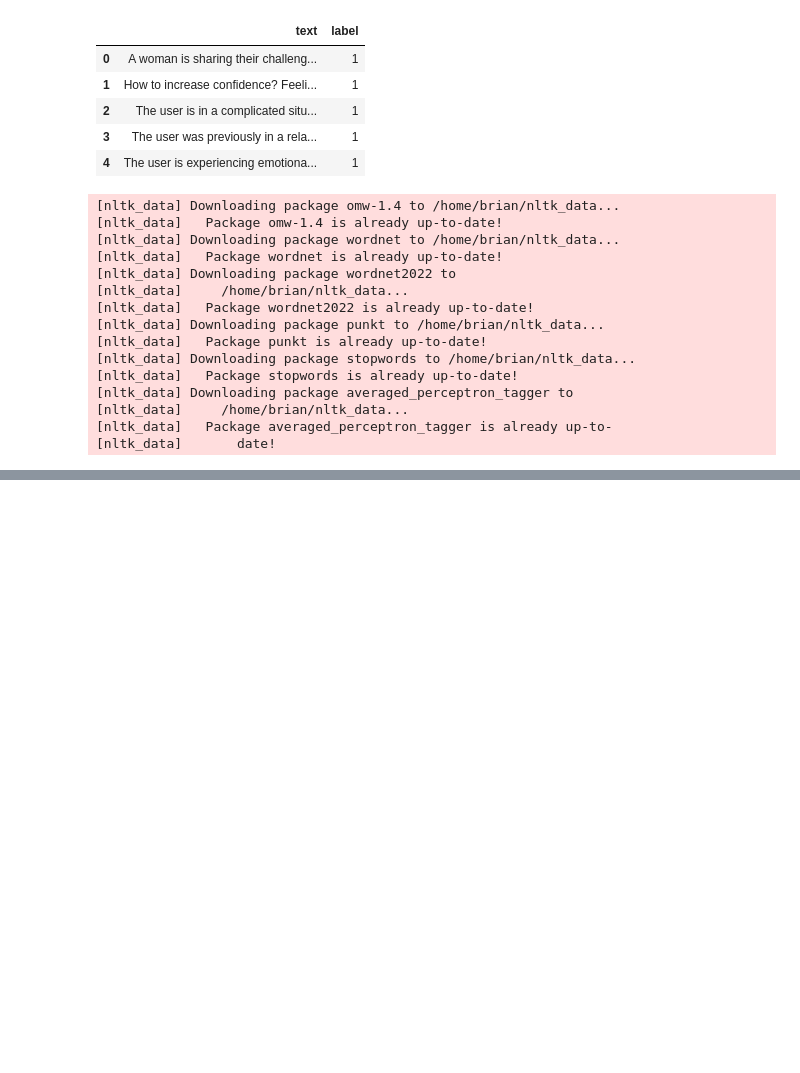
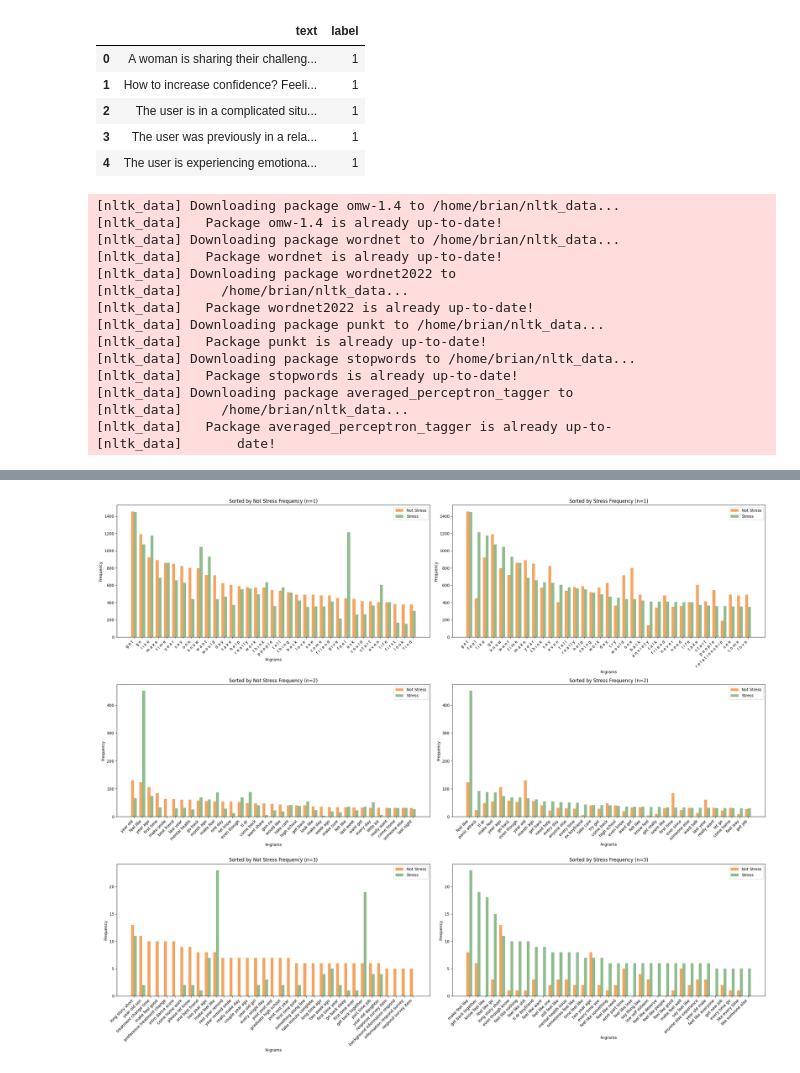
Before and after one commit to Yiran-Lu/CMPT733-Final-Project, a Jupyter notebook: train.ipynb, the cells around one changed output, grey strips where cells are left out. Drawn from its saved outputs; the diff is of its cells as text; code cells hidden in the pictures; blank space fills up the shorter version.

```diff
--- a/train.ipynb
+++ b/train.ipynb
@@ -260,0 +259,68 @@ plt.imshow(wc, interpolation = 'bilinear')
+# %%
+from nltk.util import bigrams, trigrams
+
+# Helper function to get n-grams
+def get_ngrams(text, n=1):
+    tokens = word_tokenize(text.lower())
+    if n == 1:
+        return tokens  # Single words
+    elif n == 2:
+        return list(bigrams(tokens))
+    elif n == 3:
+        return list(trigrams(tokens))
+
+# Generate and count n-grams frequencies
+def count_ngrams(label, n=1):
+    ngrams = df[df['label'] == label]['processed_text'].apply(get_ngrams, n=n).explode()
+    return ngrams.value_counts().rename(f'label_{label}')
+
+def plot_ngrams(ax, sorted_by_label_0, sorted_by_label_1, n=1):
+    indices_0 = range(len(sorted_by_label_0))
+    indices_1 = range(len(sorted_by_label_1))
+    bar_width = 0.35
+
+    ax[0].bar(indices_0, sorted_by_label_0[f'label_0'], width=bar_width, color='#f4a460', label='Not Stress')
+    ax[0].bar([i+bar_width for i in indices_0], sorted_by_label_0[f'label_1'], width=bar_width, color='#8fbc8f', label='Stress')
+    ax[0].set_title(f'Sorted by Not Stress Frequency (n={n})')
+    ax[0].set_xticks([i + bar_width / 2 for i in indices_0])
+    ax[0].set_xticklabels([' '.join(map(str, ngram)) for ngram in sorted_by_label_0.index], rotation=45, ha="right")
+
+    ax[1].bar(indices_1, sorted_by_label_1[f'label_0'], width=bar_width, color='#f4a460', label='Not Stress')
+    ax[1].bar([i+bar_width for i in indices_1], sorted_by_label_1[f'label_1'], width=bar_width, color='#8fbc8f', label='Stress')
+    ax[1].set_title(f'Sorted by Stress Frequency (n={n})')
+    ax[1].set_xticks([i + bar_width / 2 for i in indices_1])
+    ax[1].set_xticklabels([' '.join(map(str, ngram)) for ngram in sorted_by_label_1.index], rotation=45, ha="right")
+
+    for a in ax:
+        a.set_xlabel('N-grams')
+        a.set_ylabel('Frequency')
+        a.legend()
+
+# Setup the 2x3 grid of plots
+fig, axs = plt.subplots(3, 2, figsize=(24, 20))
+
+# Single-word frequencies
+freqs_0_words = count_ngrams(0, n=1)
+freqs_1_words = count_ngrams(1, n=1)
+sorted_by_label_0_words = pd.concat([freqs_0_words, freqs_1_words], axis=1).fillna(0).sort_values(by='label_0', ascending=False).head(35)
+sorted_by_label_1_words = pd.concat([freqs_0_words, freqs_1_words], axis=1).fillna(0).sort_values(by='label_1', ascending=False).head(35)
+plot_ngrams(axs[0], sorted_by_label_0_words, sorted_by_label_1_words, n=1)
+
+# Bigram frequencies
+freqs_0_bigrams = count_ngrams(0, n=2)
+freqs_1_bigrams = count_ngrams(1, n=2)
+sorted_by_label_0_bigrams = pd.concat([freqs_0_bigrams, freqs_1_bigrams], axis=1).fillna(0).sort_values(by='label_0', ascending=False).head(35)
+sorted_by_label_1_bigrams = pd.concat([freqs_0_bigrams, freqs_1_bigrams], axis=1).fillna(0).sort_values(by='label_1', ascending=False).head(35)
+plot_ngrams(axs[1], sorted_by_label_0_bigrams, sorted_by_label_1_bigrams, n=2)
+
+# Trigram frequencies
+freqs_0_trigrams = count_ngrams(0, n=3)
+freqs_1_trigrams = count_ngrams(1, n=3)
+sorted_by_label_0_trigrams = pd.concat([freqs_0_trigrams, freqs_1_trigrams], axis=1).fillna(0).sort_values(by='label_0', ascending=False).head(35)
+sorted_by_label_1_trigrams = pd.concat([freqs_0_trigrams, freqs_1_trigrams], axis=1).fillna(0).sort_values(by='label_1', ascending=False).head(35)
+plot_ngrams(axs[2], sorted_by_label_0_trigrams, sorted_by_label_1_trigrams, n=3)
+
+plt.tight_layout()
+plt.show()
+# %% [output]
+[figure, added]
```
Also changed, not shown: parts of 5 cells of this notebook.
